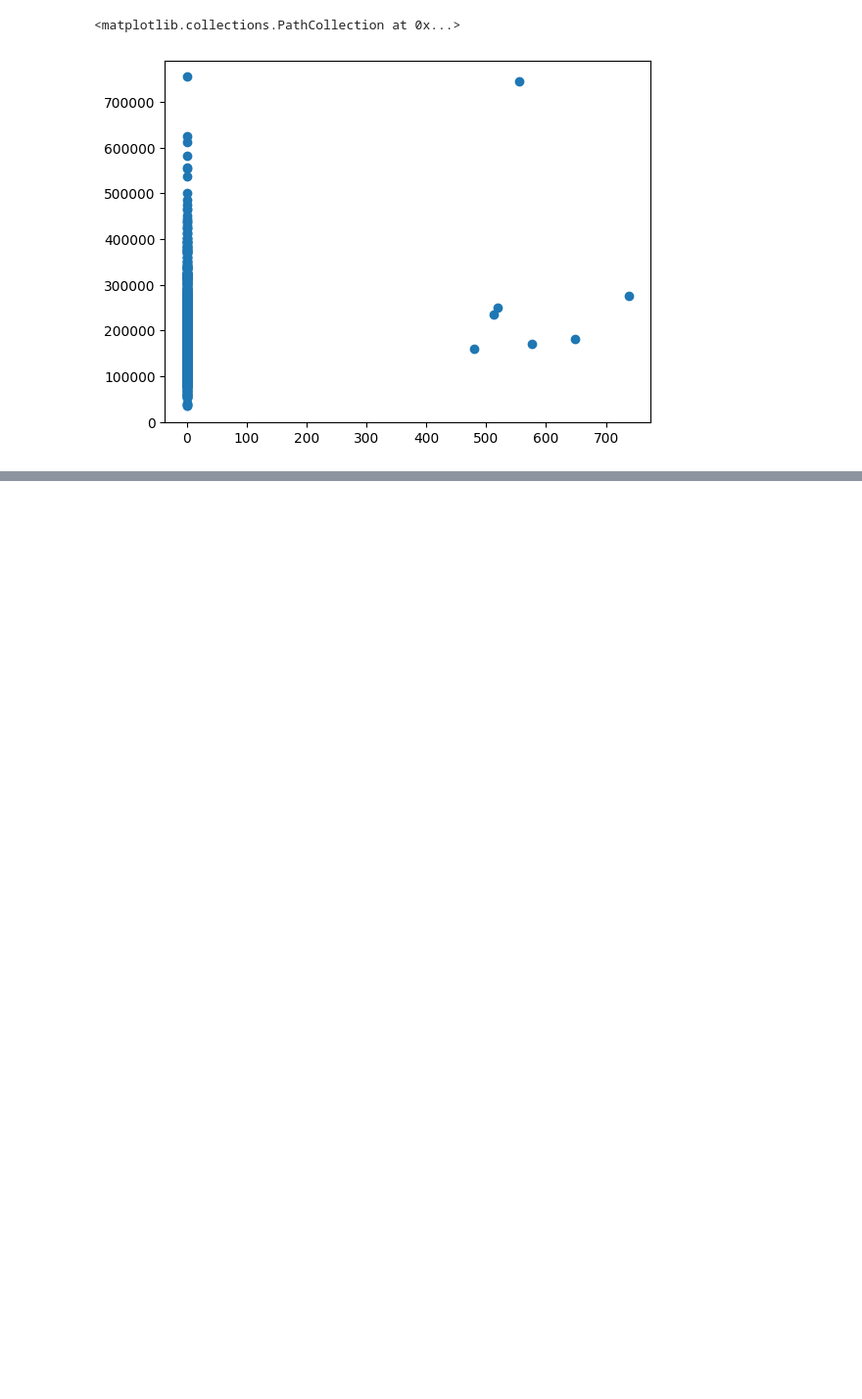
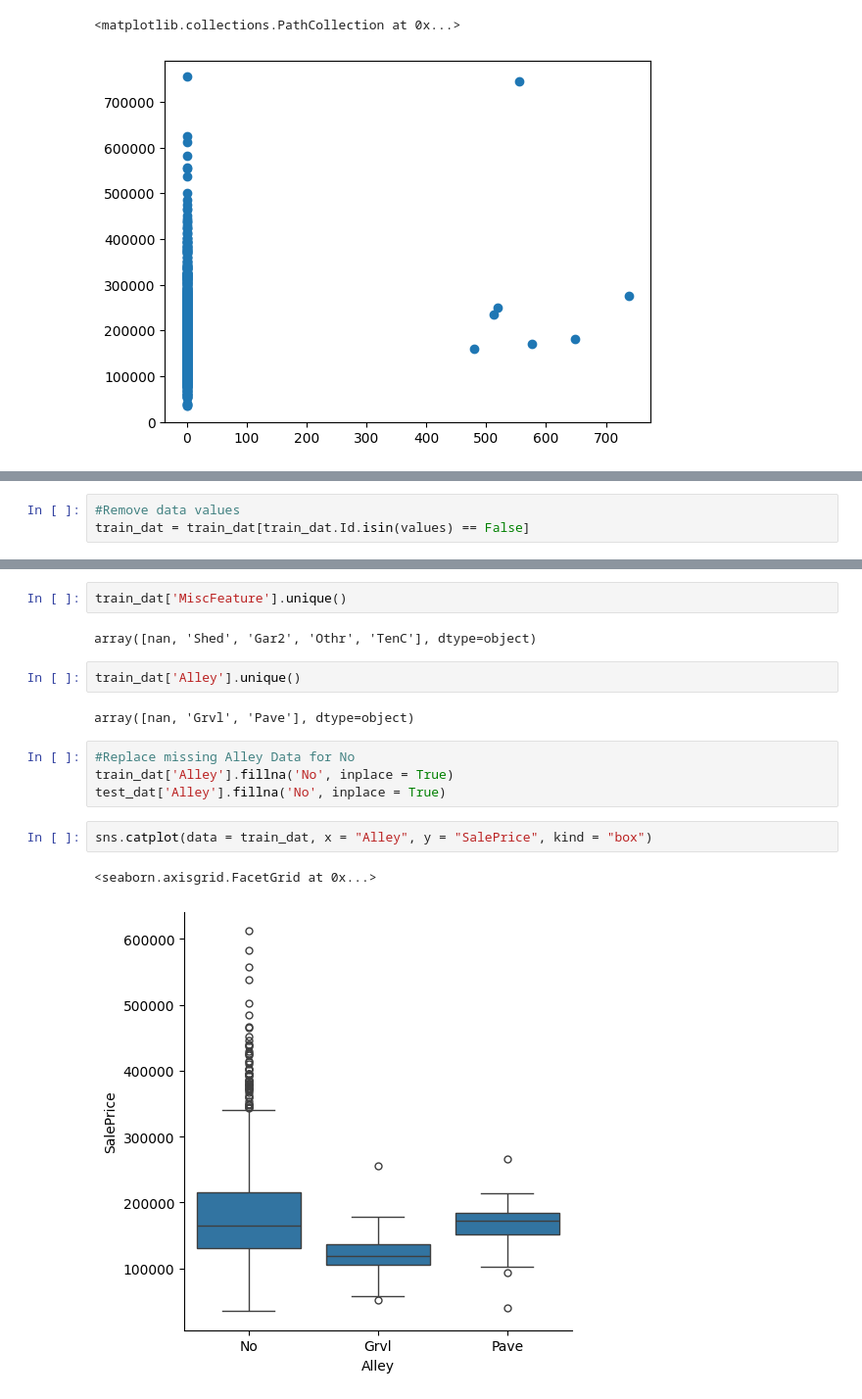
Before and after one commit to Vondent/house-prices-prediction, a Jupyter notebook: house_train.ipynb, the cells around one changed output, grey strips where cells are left out. Shown at 98% size. Saved outputs shown, nothing was run; the diff lists cells and outputs as text; blank space fills up the shorter version.

```diff
--- a/house_train.ipynb
+++ b/house_train.ipynb
@@ -632,0 +617,3 @@ values
+# %%
+#Remove data values
+train_dat = train_dat[train_dat.Id.isin(values) == False]
@@ -632,0 +641,17 @@ values
+# %%
+train_dat['MiscFeature'].unique()
+# %% [output]
+array([nan, 'Shed', 'Gar2', 'Othr', 'TenC'], dtype=object)
+# %%
+train_dat['Alley'].unique()
+# %% [output]
+array([nan, 'Grvl', 'Pave'], dtype=object)
+# %%
+#Replace missing Alley Data for No
+train_dat['Alley'].fillna('No', inplace = True)
+test_dat['Alley'].fillna('No', inplace = True)
+# %%
+sns.catplot(data = train_dat, x = "Alley", y = "SalePrice", kind = "box")
+# %% [output]
+<seaborn.axisgrid.FacetGrid at 0x...>
+[figure, added]
```
Also changed, not shown: parts of 63 cells of this notebook.
